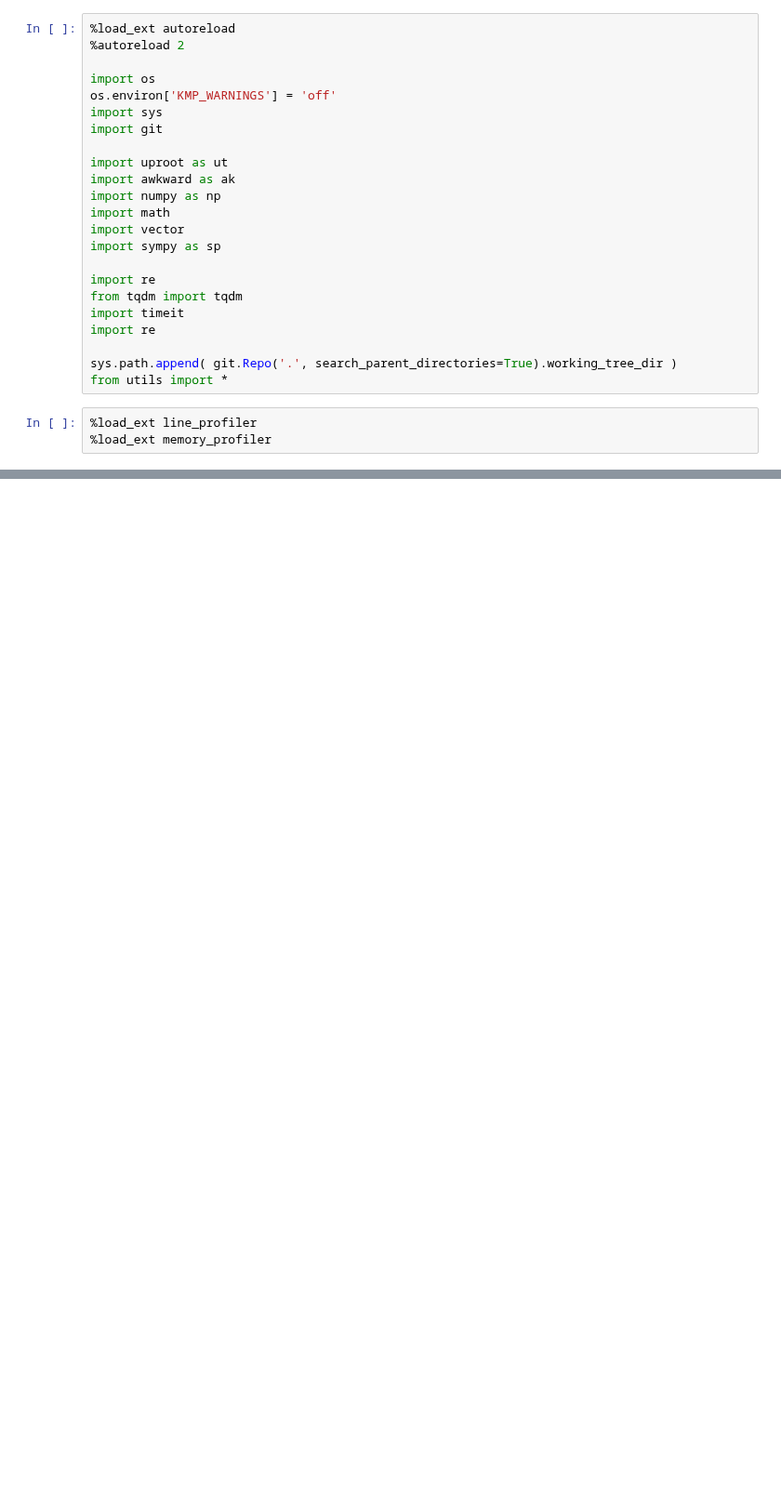
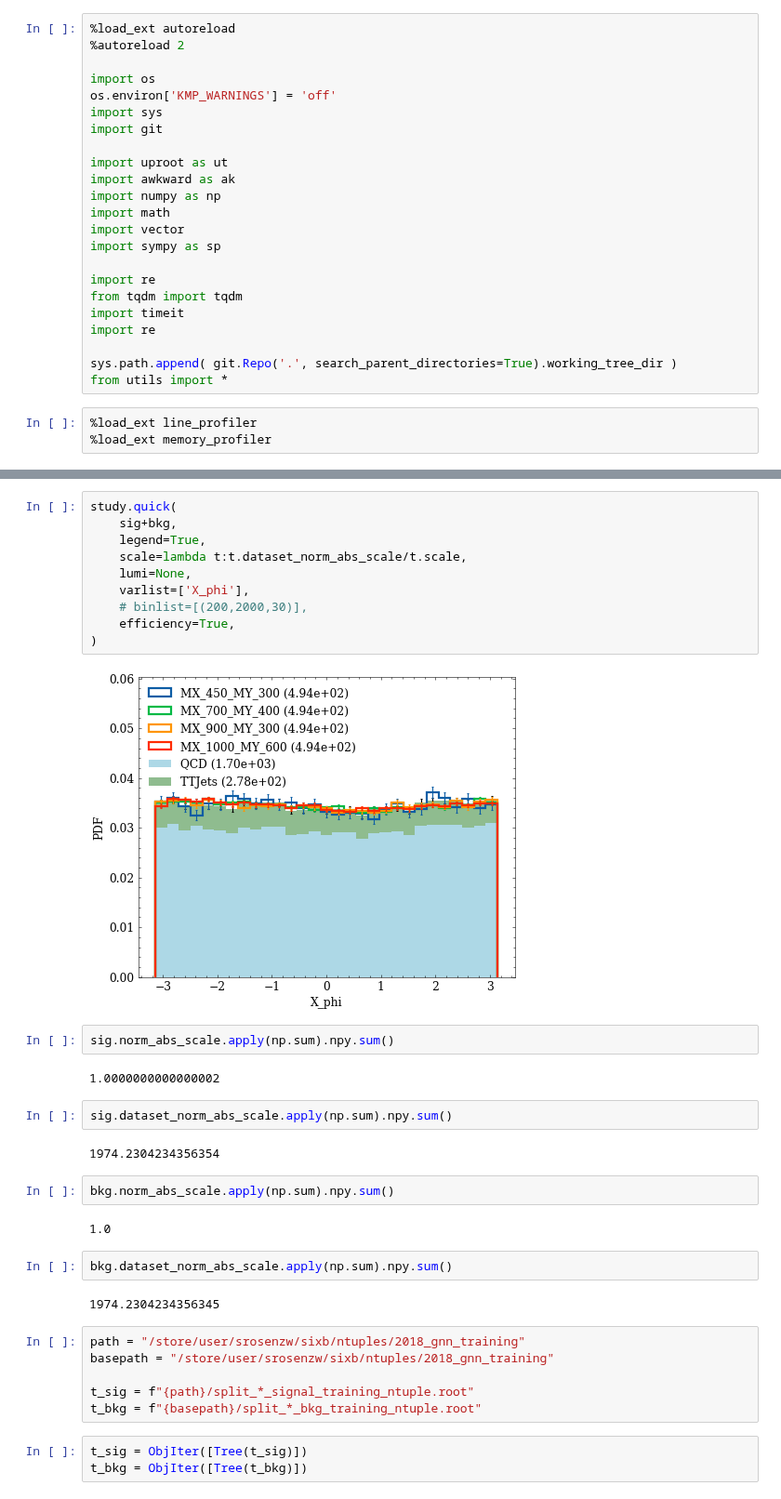
Before and after one commit to ekoenig4/analysis, a Jupyter notebook: jupyter/sixb/test_weaver_input.ipynb, the cells around one changed output, grey strips where cells are left out. Shown at 93% size. Drawn from its saved outputs; the diff is of its cells as text; blank space fills up the shorter version.

```diff
--- a/jupyter/sixb/test_weaver_input.ipynb
+++ b/jupyter/sixb/test_weaver_input.ipynb
@@ -53,0 +70,37 @@ sig_train = Tree(sig_train)
+# %%
+study.quick(
+    sig+bkg,
+    legend=True,
+    scale=lambda t:t.dataset_norm_abs_scale/t.scale,
+    lumi=None,
+    varlist=['X_phi'],
+    # binlist=[(200,2000,30)],
+    efficiency=True,
+)
+# %% [output]
+[figure, added]
+# %%
+sig.norm_abs_scale.apply(np.sum).npy.sum()
+# %% [output]
+1.0000000000000002
+# %%
+sig.dataset_norm_abs_scale.apply(np.sum).npy.sum()
+# %% [output]
+1974.2304234356354
+# %%
+bkg.norm_abs_scale.apply(np.sum).npy.sum()
+# %% [output]
+1.0
+# %%
+bkg.dataset_norm_abs_scale.apply(np.sum).npy.sum()
+# %% [output]
+1974.2304234356345
+# %%
+path = "/store/user/srosenzw/sixb/ntuples/2018_gnn_training"
+basepath = "/store/user/srosenzw/sixb/ntuples/2018_gnn_training"
+
+t_sig = f"{path}/split_*_signal_training_ntuple.root"
+t_bkg = f"{basepath}/split_*_bkg_training_ntuple.root"
+# %%
+t_sig = ObjIter([Tree(t_sig)])
+t_bkg = ObjIter([Tree(t_bkg)])
```
Also changed, not shown: parts of 17 cells of this notebook, 10 other files.
